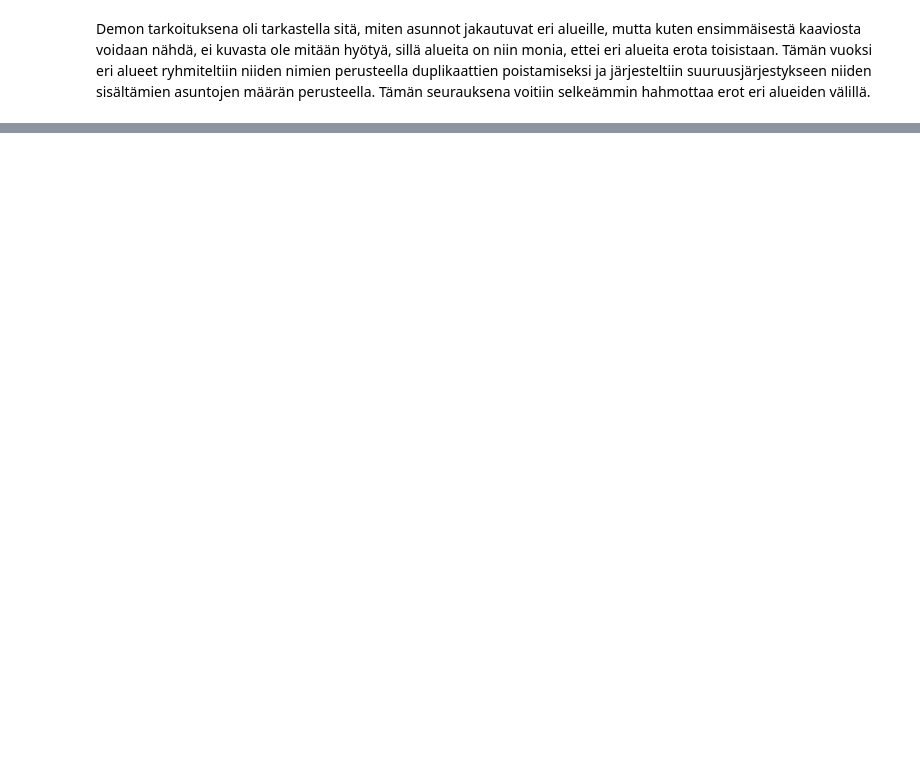
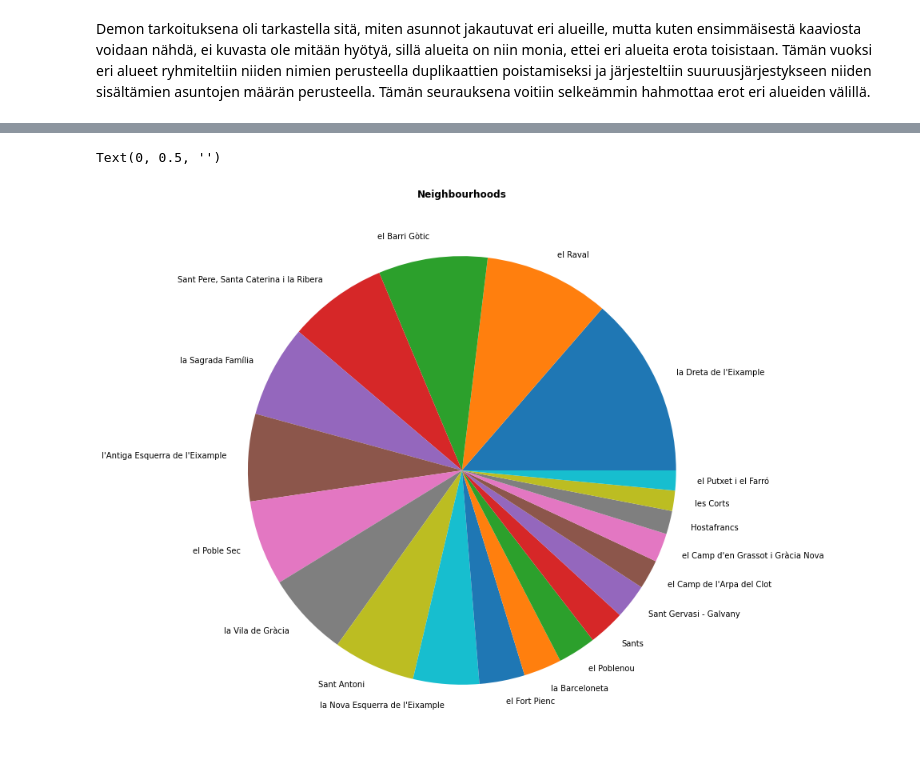
Before and after one commit to MattilaLaura/Johdanto_datatieteeseen, a Jupyter notebook: Joda.ipynb, the cells around one changed output, grey strips where cells are left out. Cells and saved outputs as stored; diff of their text form; code cells hidden in the pictures; blank space fills up the shorter version.

```diff
--- a/Joda.ipynb
+++ b/Joda.ipynb
@@ -297,0 +424,10 @@ Tällä luentoviikolla oli erittäin mielenkiintoista, kun visualisointia käyti
+# %%
+# Tehdään kokeilun vuoksi ympyrädiagrammi
+df_20.plot(kind = 'pie', figsize=(12,30))
+plt.title("Neighbourhoods", fontweight='bold')
+
+# Tehdään näin, koska muutoin kuvioon tulostuu y-akselin otsikoksi 'None'
+plt.ylabel('')
+# %% [output]
+Text(0, 0.5, '')
+[figure, added]
```
Also changed, not shown: parts of 37 cells of this notebook.
